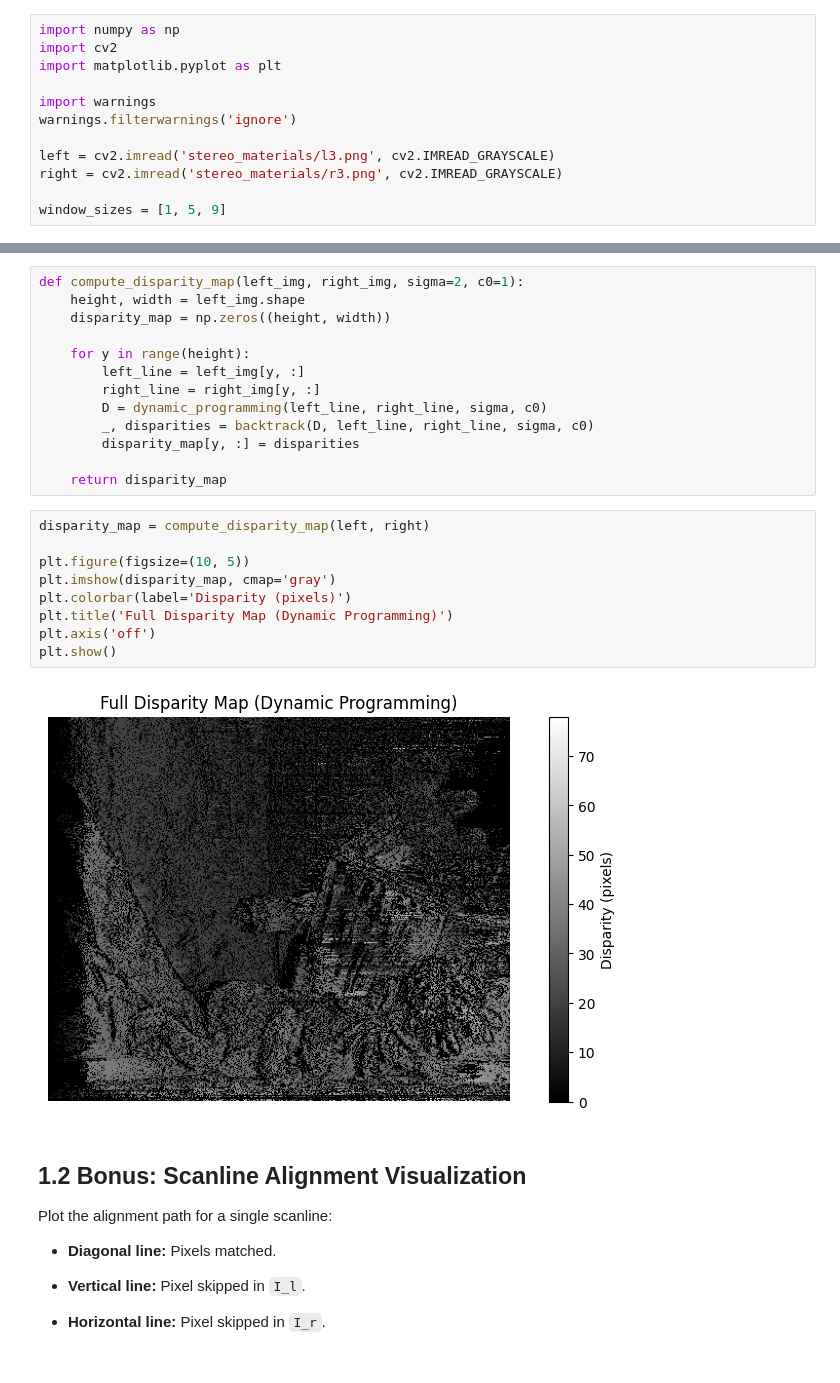
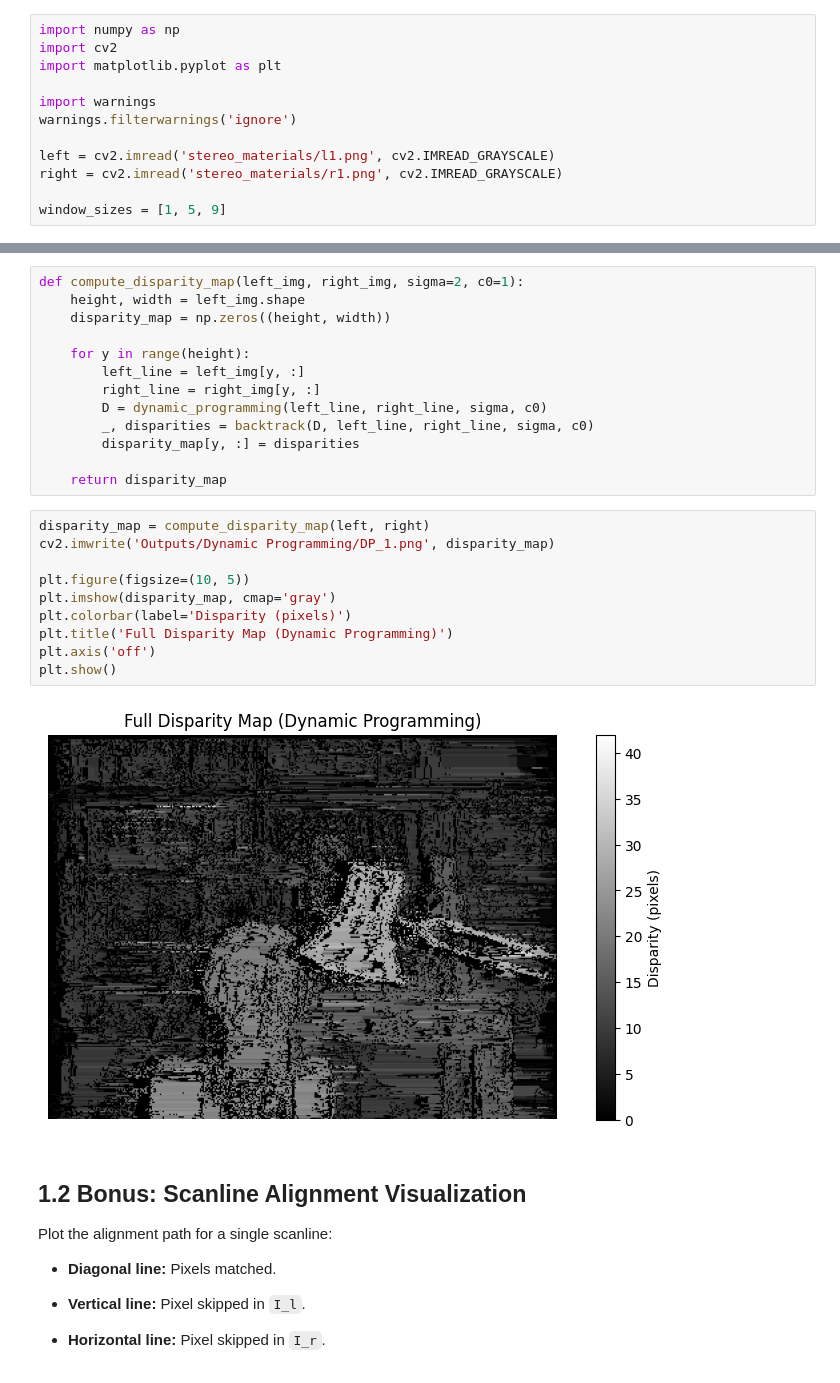
Before and after one commit to R4DIOAKTIV/Stereo-Vision, a Jupyter notebook: main.ipynb, the cells around one changed output, grey strips where cells are left out. Saved outputs shown, nothing was run; the diff lists cells and outputs as text.

```diff
--- a/main.ipynb
+++ b/main.ipynb
@@ -12,8 +12,8 @@ import matplotlib.pyplot as plt
 import warnings
 warnings.filterwarnings('ignore')
 
-left = cv2.imread('stereo_materials/l3.png', cv2.IMREAD_GRAYSCALE)
-right = cv2.imread('stereo_materials/r3.png', cv2.IMREAD_GRAYSCALE)
+left = cv2.imread('stereo_materials/l1.png', cv2.IMREAD_GRAYSCALE)
+right = cv2.imread('stereo_materials/r1.png', cv2.IMREAD_GRAYSCALE)
 
 window_sizes = [1, 5, 9]
 # %% [markdown]
@@ -194,15 +194,16 @@ def compute_disparity_map(left_img, right_img, sigma=2, c0=1):
     return disparity_map
 # %%
 disparity_map = compute_disparity_map(left, right)
+cv2.imwrite('Outputs/Dynamic Programming/DP_1.png', disparity_map)
 
 plt.figure(figsize=(10, 5))
 plt.imshow(disparity_map, cmap='gray')
 plt.colorbar(label='Disparity (pixels)')
 plt.title('Full Disparity Map (Dynamic Programming)')
 plt.axis('off')
 plt.show()
 # %% [output]
-[figure, old version]
+[figure, new version]
 # %% [markdown]
 ## 1.2 Bonus: Scanline Alignment Visualization
 Plot the alignment path for a single scanline:
```
Also changed, not shown: parts of 2 cells of this notebook, 27 other files.
